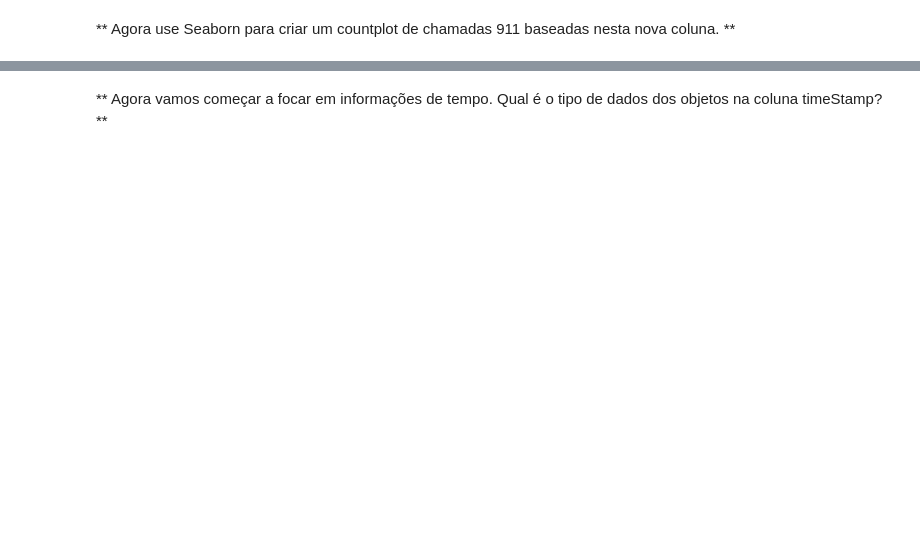
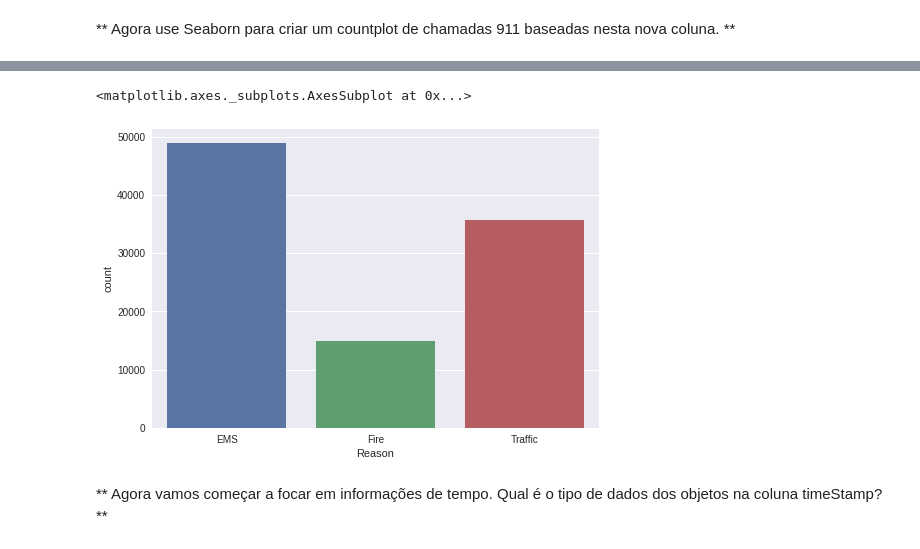
Before and after one commit to danbailo/Data-Science, a Jupyter notebook: Projetos de dados/Projeto - Ligações para o 911.ipynb, the cells around one changed output, grey strips where cells are left out. Drawn from its saved outputs; the diff is of its cells as text; code cells hidden in the pictures; blank space fills up the shorter version.

```diff
--- a/Projetos de dados/Projeto - Ligações para o 911.ipynb
+++ b/Projetos de dados/Projeto - Ligações para o 911.ipynb
@@ -126,0 +127,2 @@ len(df['title'].unique())
+# %%
+df['Reason'] = df['title'].apply(func=lambda exp:exp.split(':')[0])
@@ -141,2 +149,9 @@ Name: Reason, dtype: int64
+# %%
+plt.style.use('seaborn')
+# %%
+sns.countplot(x='Reason', data=df)
+# %% [output]
+<matplotlib.axes._subplots.AxesSubplot at 0x...>
+[figure, added]
 # %% [markdown]
 ** Agora vamos começar a focar em informações de tempo. Qual é o tipo de dados dos objetos na coluna timeStamp? **
```
Also changed, not shown: parts of 101 cells of this notebook.
